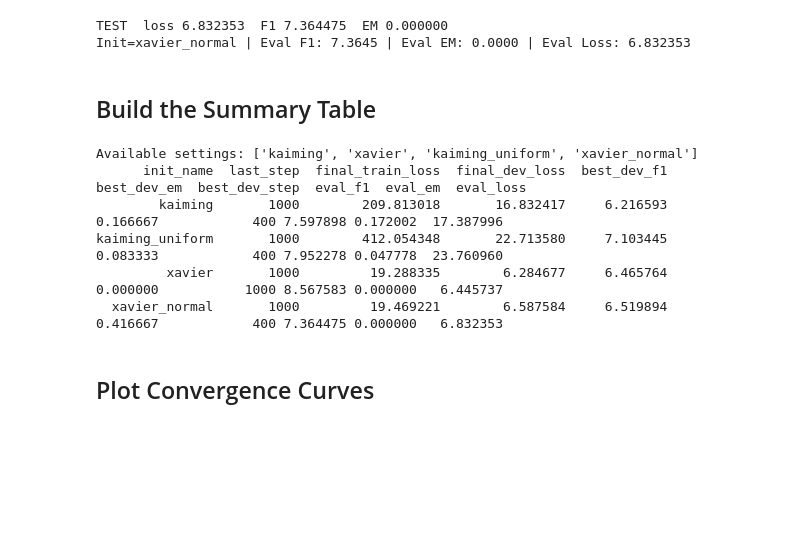
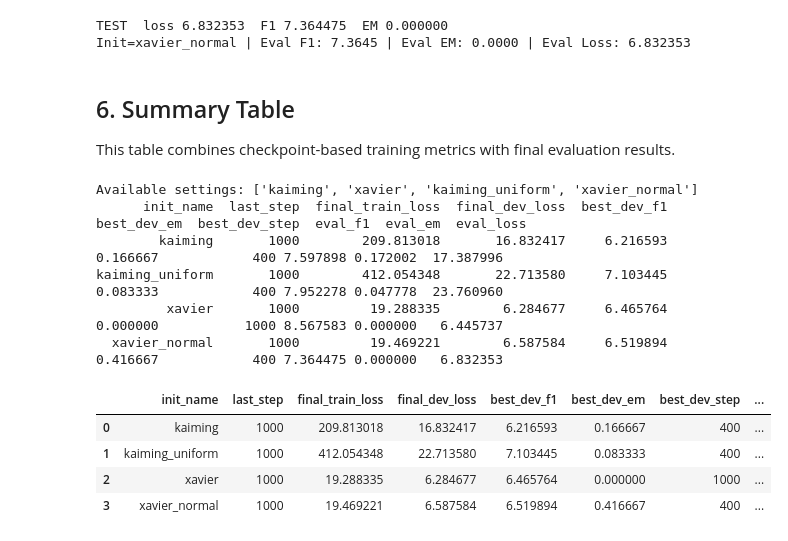
Before and after one commit to Jerry-FuJR/COMP5329_Assignment1, a Jupyter notebook: stage3_initialization_experiment.ipynb, the cells around one changed output. Saved outputs shown, nothing was run; the diff lists cells and outputs as text; code cells hidden in the pictures; blank space fills up the shorter version.

```diff
--- a/stage3_initialization_experiment.ipynb
+++ b/stage3_initialization_experiment.ipynb
@@ -28,11 +38,11 @@ Initialization settings compared:
 # %%
-from TrainTools.train import train
-from EvaluateTools.evaluate import evaluate
-
 import json
 from pathlib import Path
 import matplotlib.pyplot as plt
 import pandas as pd
+
+from TrainTools.train import train
+from EvaluateTools.evaluate import evaluate
 
 INIT_SETTINGS = [
     "kaiming",
@@ -43,6 +53,8 @@ INIT_SETTINGS = [
 
 RESULTS_DIR = Path("experiments/init_results")
 RESULTS_DIR.mkdir(parents=True, exist_ok=True)
+TRAIN_RESULTS_PATH = RESULTS_DIR / "init_train_results.json"
+EVAL_RESULTS_PATH = RESULTS_DIR / "init_eval_results.json"
 
 train_results = {}
 eval_results = {}
@@ -71,9 +84,8 @@ for init_name in INIT_SETTINGS:
         init_name       = init_name,
     )
 
-    result_path = RESULTS_DIR / f"train_{init_name}.json"
-    with result_path.open("w", encoding="utf-8") as f:
-        json.dump(train_results[init_name], f, indent=2)
+with TRAIN_RESULTS_PATH.open("w", encoding="utf-8") as f:
+    json.dump(train_results, f, indent=2)
 # %% [output]
 ===== Training init_name=kaiming =====
 STEP      200  loss 1821.687456
@@ -110,15 +123,14 @@ for init_name in INIT_SETTINGS:
         log_dir       = f"experiments/_log_init_{init_name}",
     )
 
-    result_path = RESULTS_DIR / f"eval_{init_name}.json"
-    with result_path.open("w", encoding="utf-8") as f:
-        json.dump(eval_results[init_name], f, indent=2)
-
     print(
         f"Init={init_name} | Eval F1: {eval_results[init_name]['f1']:.4f} | "
         f"Eval EM: {eval_results[init_name]['exact_match']:.4f} | "
         f"Eval Loss: {eval_results[init_name]['loss']:.6f}"
     )
+
+with EVAL_RESULTS_PATH.open("w", encoding="utf-8") as f:
+    json.dump(eval_results, f, indent=2)
 # %% [output]
 ===== Evaluating init_name=kaiming =====
 TEST  loss 17.387996  F1 7.597898  EM 0.172002
@@ -132,56 +144,54 @@ Init=kaiming_uniform | Eval F1: 7.9523 | Eval EM: 0.0478 | Eval Loss: 23.760960
 ===== Evaluating init_name=xavier_normal =====
 TEST  loss 6.832353  F1 7.364475  EM 0.000000
 Init=xavier_normal | Eval F1: 7.3645 | Eval EM: 0.0000 | Eval Loss: 6.832353
-# %% [markdown]
-## Build the Summary Table
+# %% [markdown]
+## 6. Summary Table
+
+This table combines checkpoint-based training metrics with final evaluation results.
 # %%
-train_results = {}
-eval_results = {}
-available_settings = []
+with TRAIN_RESULTS_PATH.open("r", encoding="utf-8") as f:
+    train_results = json.load(f)
+with EVAL_RESULTS_PATH.open("r", encoding="utf-8") as f:
+    eval_results = json.load(f)
 
-for init_name in INIT_SETTINGS:
-    train_path = RESULTS_DIR / f"train_{init_name}.json"
-    eval_path = RESULTS_DIR / f"eval_{init_name}.json"
-    if train_path.exists() and eval_path.exists():
-        with train_path.open("r", encoding="utf-8") as f:
-            train_results[init_name] = json.load(f)
-        with eval_path.open("r", encoding="utf-8") as f:
-            eval_results[init_name] = json.load(f)
-        available_settings.append(init_name)
+available_settings = [
+    init_name for init_name in INIT_SETTINGS
+    if init_name in train_results and init_name in eval_results
+]
 
 print("Available settings:", available_settings)
 
 summary_rows = []
 for init_name in available_settings:
     history = train_results[init_name]["history"]
     last_entry = history[-1]
     best_entry = max(history, key=lambda row: row["dev_f1"])
     summary_rows.append({
         "init_name": init_name,
         "last_step": last_entry["step"],
         "final_train_loss": last_entry["train_loss"],
         "final_dev_loss": last_entry["dev_loss"],
         "best_dev_f1": train_results[init_name]["best_f1"],
         "best_dev_em": train_results[init_name]["best_em"],
         "best_dev_step": best_entry["step"],
         "eval_f1": eval_results[init_name]["f1"],
         "eval_em": eval_results[init_name]["exact_match"],
         "eval_loss": eval_results[init_name]["loss"],
     })
 
 summary_df = pd.DataFrame(summary_rows)
-if summary_df.empty:
-    print("No completed settings are available for summary.")
-else:
-    summary_df = summary_df.sort_values("init_name").reset_index(drop=True)
-    print(summary_df.to_string(index=False))
-    summary_df
+summary_df = summary_df.sort_values("init_name").reset_index(drop=True)
+print(summary_df.to_string(index=False))
+summary_df
 # %% [output]
 Available settings: ['kaiming', 'xavier', 'kaiming_uniform', 'xavier_normal']
       init_name  last_step  final_train_loss  final_dev_loss  best_dev_f1  best_dev_em  best_dev_step  eval_f1  eval_em  eval_loss
         kaiming       1000        209.813018       16.832417     6.216593     0.166667            400 7.597898 0.172002  17.387996
 kaiming_uniform       1000        412.054348       22.713580     7.103445     0.083333            400 7.952278 0.047778  23.760960
          xavier       1000         19.288335        6.284677     6.465764     0.000000           1000 8.567583 0.000000   6.445737
   xavier_normal       1000         19.469221        6.587584     6.519894     0.416667            400 7.364475 0.000000   6.832353
+|  | init_name | last_step | final_train_loss | final_dev_loss | best_dev_f1 | best_dev_em | best_dev_step | ... |
+| 0 | kaiming | 1000 | 209.813018 | 16.832417 | 6.216593 | 0.166667 | 400 | ... |
+| 1 | kaiming_uniform | 1000 | 412.054348 | 22.713580 | 7.103445 | 0.083333 | 400 | ... |
+| 2 | xavier | 1000 | 19.288335 | 6.284677 | 6.465764 | 0.000000 | 1000 | ... |
+| 3 | xavier_normal | 1000 | 19.469221 | 6.587584 | 6.519894 | 0.416667 | 400 | ... |
-# %% [markdown]
-## Plot Convergence Curves
```
Also changed, not shown: parts of 18 cells of this notebook.
